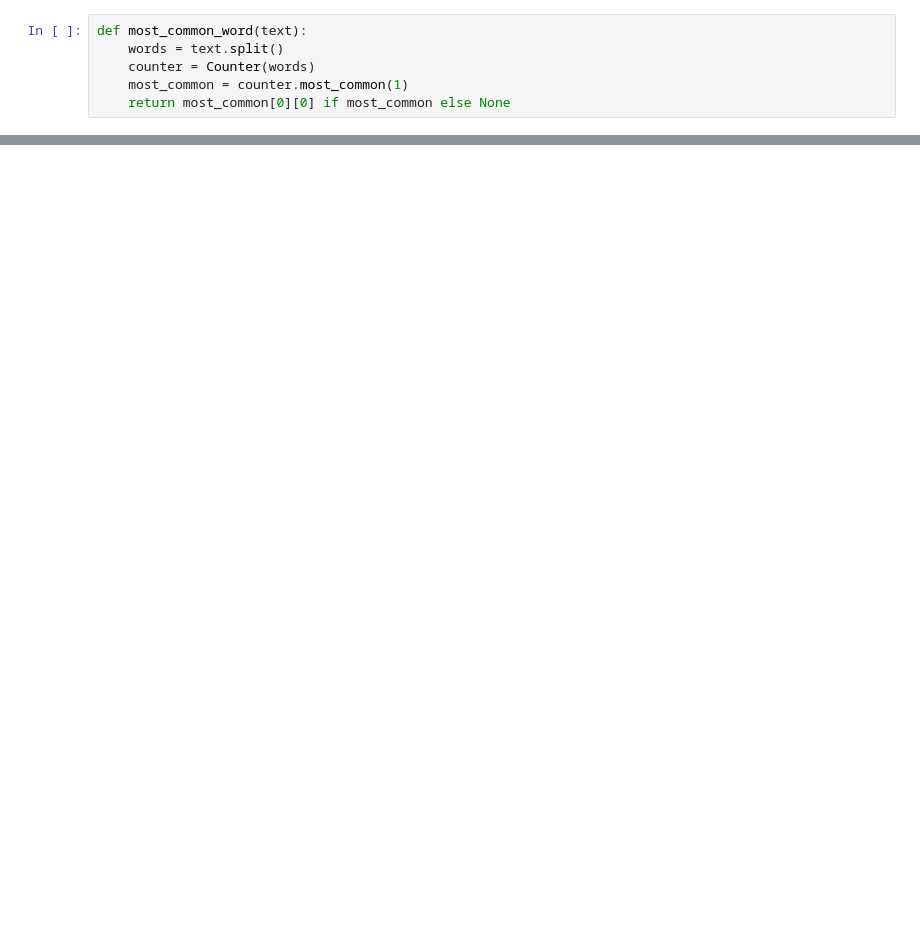
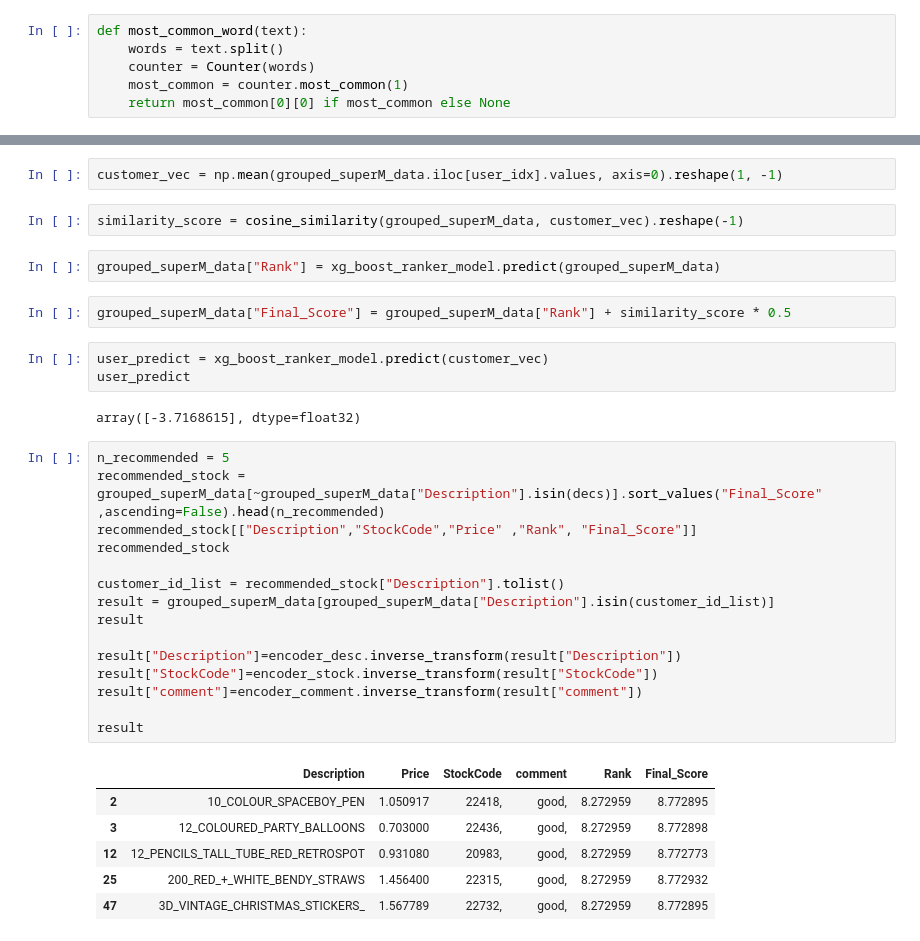
Before and after one commit to bhzyy/Machine_Learning, a Jupyter notebook: recommend_Rank/super_market_rank.ipynb, the cells around one changed output, grey strips where cells are left out. Cells and saved outputs as stored; diff of their text form; blank space fills up the shorter version.

```diff
--- a/recommend_Rank/super_market_rank.ipynb
+++ b/recommend_Rank/super_market_rank.ipynb
@@ -288,0 +298,35 @@ result
+# %%
+customer_vec = np.mean(grouped_superM_data.iloc[user_idx].values, axis=0).reshape(1, -1)
+# %%
+similarity_score = cosine_similarity(grouped_superM_data, customer_vec).reshape(-1)
+# %%
+grouped_superM_data["Rank"] = xg_boost_ranker_model.predict(grouped_superM_data)
+# %%
+grouped_superM_data["Final_Score"] = grouped_superM_data["Rank"] + similarity_score * 0.5
+# %%
+user_predict = xg_boost_ranker_model.predict(customer_vec)
+user_predict
+# %% [output]
+array([-3.7168615], dtype=float32)
+# %%
+n_recommended = 5
+recommended_stock = grouped_superM_data[~grouped_superM_data["Description"].isin(decs)].sort_values("Final_Score" ,ascending=False).head(n_recommended)
+recommended_stock[["Description","StockCode","Price" ,"Rank", "Final_Score"]]
+recommended_stock
+
+customer_id_list = recommended_stock["Description"].tolist()
+result = grouped_superM_data[grouped_superM_data["Description"].isin(customer_id_list)]
+result
+
+result["Description"]=encoder_desc.inverse_transform(result["Description"])
+result["StockCode"]=encoder_stock.inverse_transform(result["StockCode"])
+result["comment"]=encoder_comment.inverse_transform(result["comment"])
+
+result
+# %% [output]
+|  | Description | Price | StockCode | comment | Rank | Final_Score |
+| 2 | 10_COLOUR_SPACEBOY_PEN | 1.050917 | 22418, | good, | 8.272959 | 8.772895 |
+| 3 | 12_COLOURED_PARTY_BALLOONS | 0.703000 | 22436, | good, | 8.272959 | 8.772898 |
+| 12 | 12_PENCILS_TALL_TUBE_RED_RETROSPOT | 0.931080 | 20983, | good, | 8.272959 | 8.772773 |
+| 25 | 200_RED_+_WHITE_BENDY_STRAWS | 1.456400 | 22315, | good, | 8.272959 | 8.772932 |
+| 47 | 3D_VINTAGE_CHRISTMAS_STICKERS_ | 1.567789 | 22732, | good, | 8.272959 | 8.772895 |
```
Also changed, not shown: parts of 56 cells of this notebook, 3 other files.
